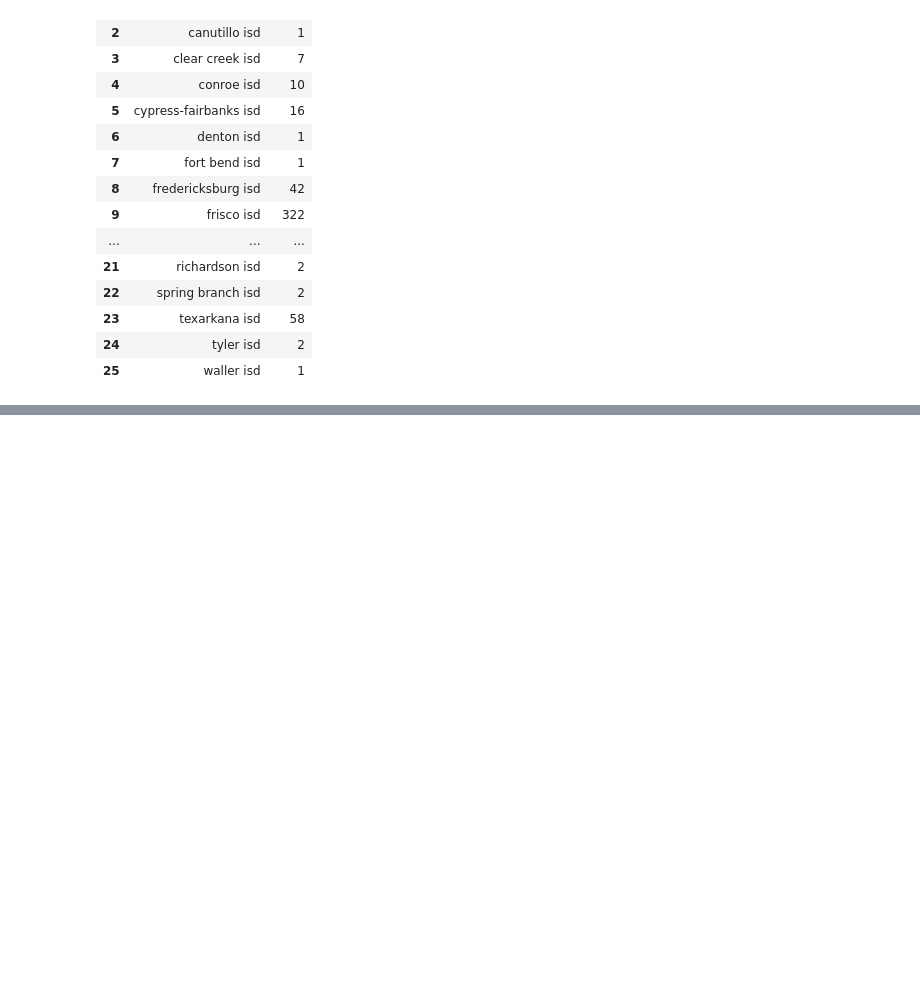
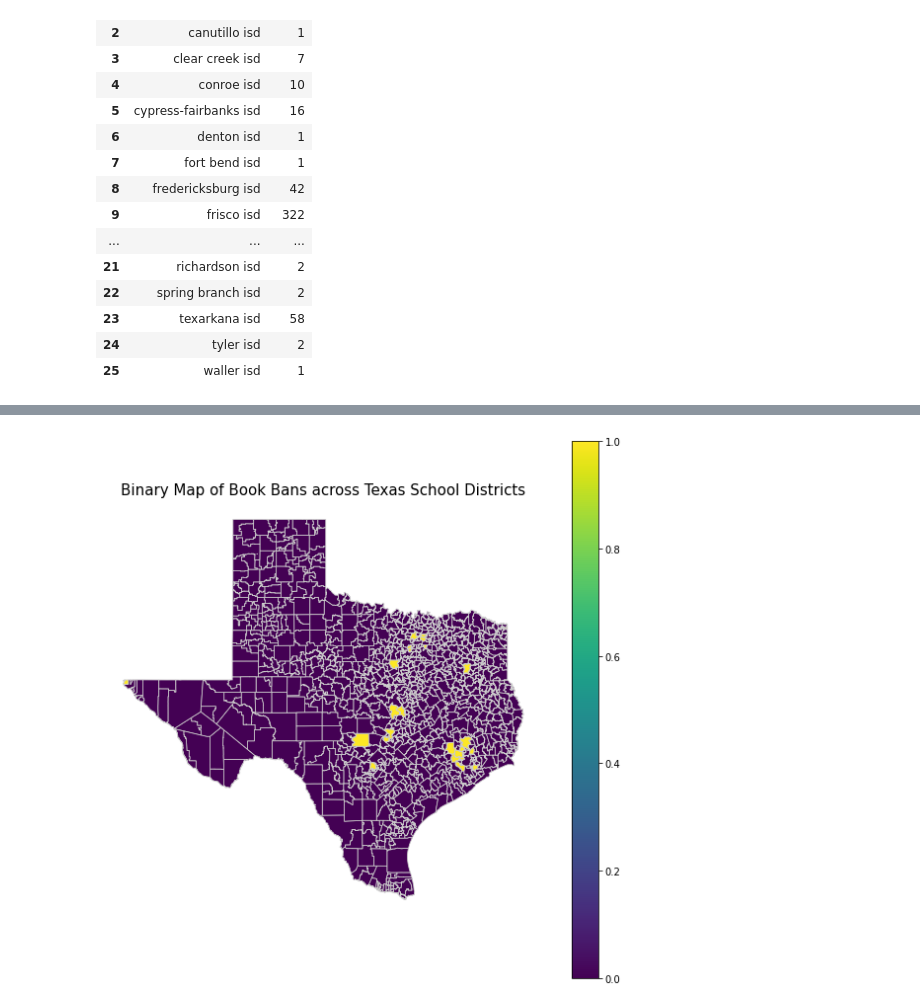
Before and after one commit to sanions/bookbans, a Jupyter notebook: texas_map.ipynb, the cells around one changed output, grey strips where cells are left out. Cells and saved outputs as stored; diff of their text form; code cells hidden in the pictures; blank space fills up the shorter version.

Commit message:
added binary map

```diff
--- a/texas_map.ipynb
+++ b/texas_map.ipynb
@@ -67,0 +86,15 @@ gdf = gpd.read_file(shapefile_path)
+# %%
+binary_map = map_df.copy()
+binary_map['book_ban_binary'] = (binary_map['Title'] > 0).astype(int)
+
+fig, ax = plt.subplots(1, 1, figsize=(10, 10))
+binary_map.plot(column='book_ban_binary', cmap='viridis', linewidth=0.8, ax=ax, edgecolor='0.8', legend=True)
+
+# Add labels and title
+ax.set_title('Binary Map of Book Bans across Texas School Districts', fontdict={'fontsize': '15', 'fontweight' : '3'})
+ax.set_axis_off()
+
+# Show the plot
+plt.show()
+# %% [output]
+[figure, added]
```
Also changed, not shown: parts of 4 cells of this notebook, 1 other file.
